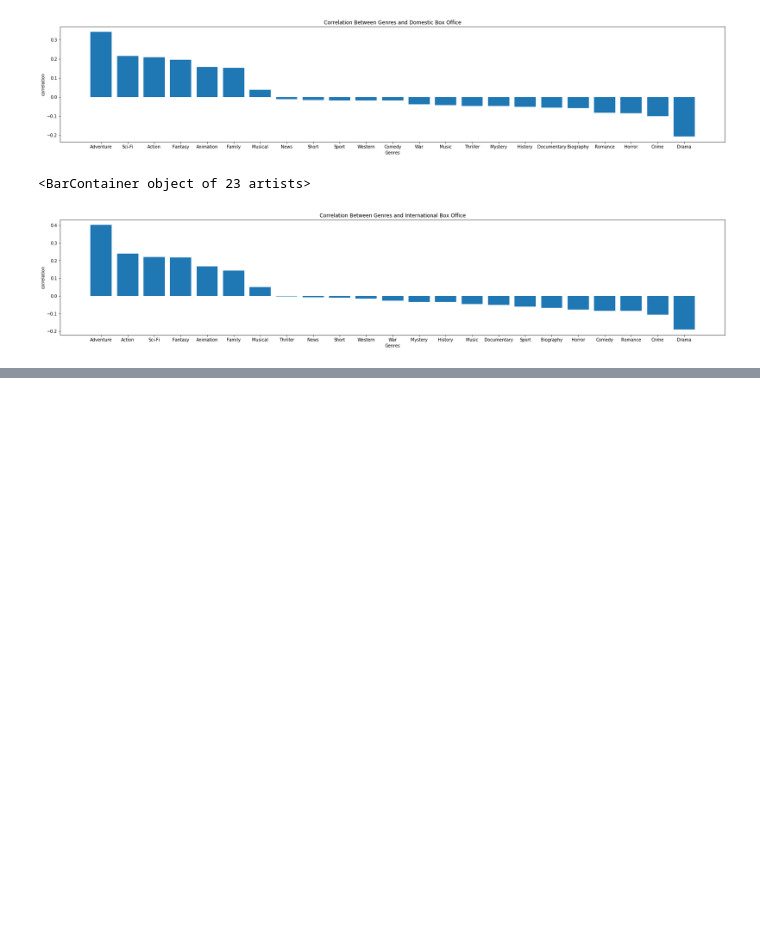
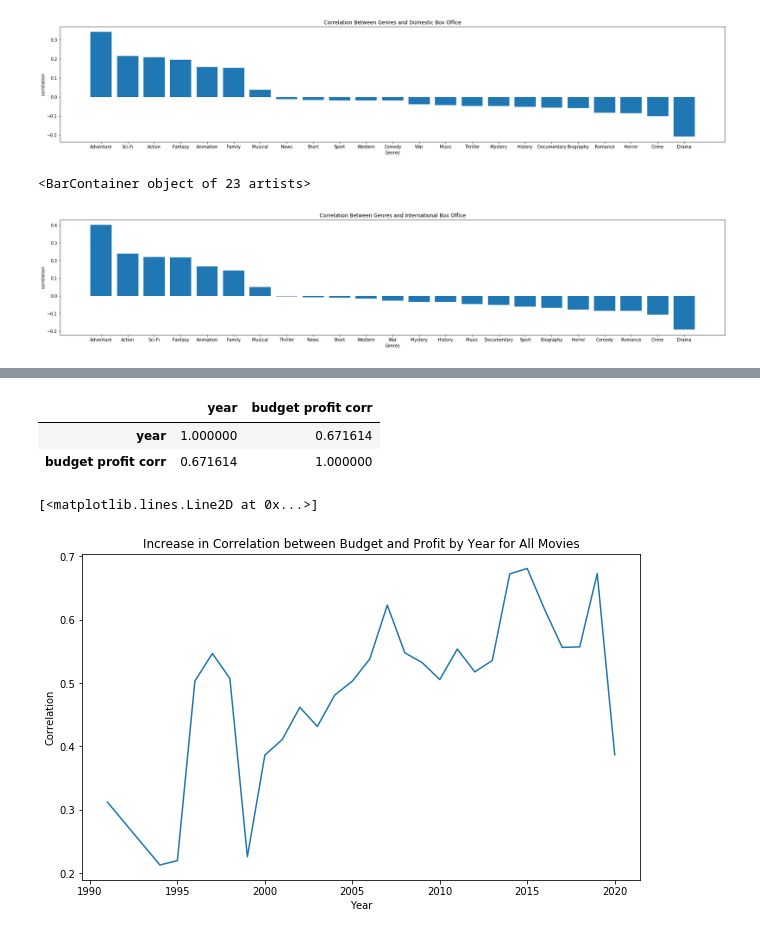
Before and after one commit to learn-co-students/dsc-mod-1-project-v2-1-nyc01-dtsc-ft-080320, a Jupyter notebook: eda.ipynb, the cells around one changed output, grey strips where cells are left out. Cells and saved outputs as stored; diff of their text form; code cells hidden in the pictures; blank space fills up the shorter version.

```diff
--- a/eda.ipynb
+++ b/eda.ipynb
@@ -116,0 +158,8 @@ ax.bar(corr_df.index,corr_df["international"])
+# %%
+print(budget_df.corr()["budget"]["profit"])
+year_corr = budget_df.groupby("year")[["budget","profit"]].corr().iloc[0::2,-1]
+year_corr.dropna()
+year_corr.index = [index[0] for index in year_corr.index]
+year_count = budget_df.groupby(["year"]).count()["title"]
+year_corr = year_corr[year_count>=43]
+year_corr
@@ -116,0 +185,17 @@ ax.bar(corr_df.index,corr_df["international"])
+# %%
+year_corr2 = pd.DataFrame({'year':year_corr.index, 'budget profit corr':year_corr.values})
+year_corr2.corr()
+# %% [output]
+|  | year | budget profit corr |
+| year | 1.000000 | 0.671614 |
+| budget profit corr | 0.671614 | 1.000000 |
+# %%
+fig, ax = plt.subplots(figsize=(10,6))
+#plt.figure(figsize=(25,5))
+ax.set_title("Increase in Correlation between Budget and Profit by Year for All Movies")
+ax.set_xlabel("Year")
+ax.set_ylabel("Correlation")
+ax.plot(year_corr.index,year_corr)
+# %% [output]
+[<matplotlib.lines.Line2D at 0x...>]
+[figure, added]
```
Also changed, not shown: parts of 8 cells of this notebook, 1 other file.
